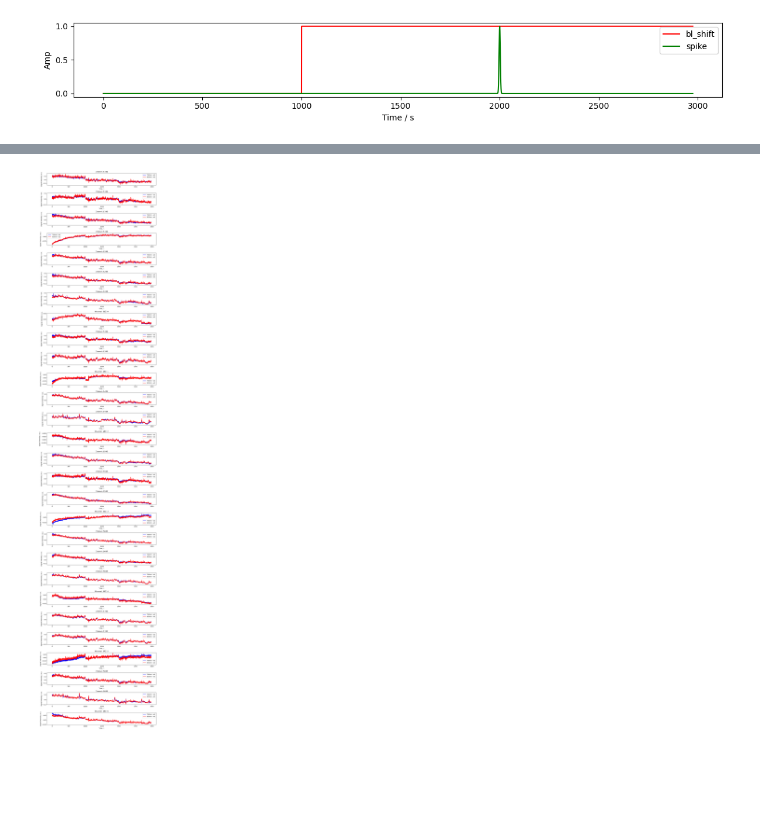
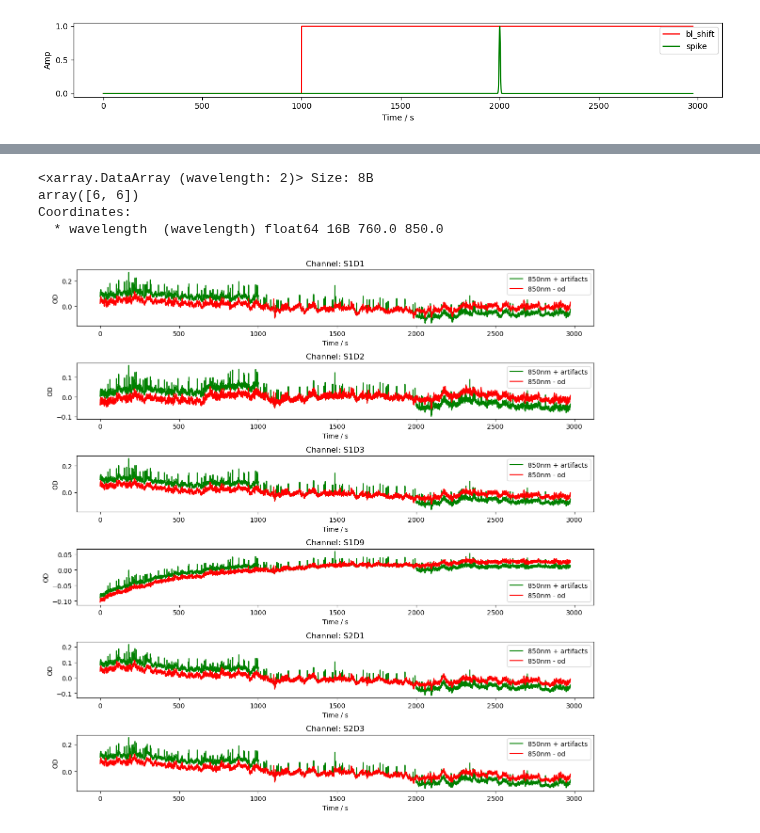
Before and after one commit to ibs-lab/cedalion, a Jupyter notebook: examples/synthetic_artifacts_example.ipynb, the cells around one changed output, grey strips where cells are left out. Saved outputs shown, nothing was run; the diff lists cells and outputs as text; code cells hidden in the pictures; blank space fills up the shorter version.

Commit message:
Synthetic artifact improvements and TDDR
Improved scaling options for synthetic artifacts, among other fixes.

Added TDDR motion correction algorithm.

```diff
--- a/examples/synthetic_artifacts_example.ipynb
+++ b/examples/synthetic_artifacts_example.ipynb
@@ -100,7 +102,7 @@ events = [(1000, 1), (2000, 1)]
 timing_amp = sa.add_event_timing(events, 'bl_shift', None)
 
 # Add random events to the timing dataframe
-timing_od = sa.random_events_perc(time, 0.001, ["spike"])
+timing_od = sa.random_events_perc(time, 0.01, ["spike"])
 
 display(timing_amp)
 display(timing_od)
@@ -133,29 +145,39 @@ The artifact functions (see above) are passed as a dictionary. Keys correspond t
 # %%
 artifacts = {"spike": sa.gen_spike, "bl_shift": sa.gen_bl_shift}
 
 # Add baseline shifts to the amp data
-rec["amp"] = sa.add_artifacts(rec["amp"], timing_amp, artifacts)
+rec["amp2"] = sa.add_artifacts(rec["amp"], timing_amp, artifacts)
 
 # Convert the amp data to optical density
-rec["od"] = cedalion.nirs.int2od(rec["amp"])
+rec["od2"] = cedalion.nirs.int2od(rec["amp2"])
 
-# Add the spikes to OD
-rec["od"] = sa.add_artifacts(rec["od"], timing_od, artifacts)
+dpf = xr.DataArray(
+    [6, 6],
+    dims="wavelength",
+    coords={"wavelength": rec["amp"].wavelength},
+)
 
-# Plot the data
-channels = rec["od"].channel.values
+# add spikes to od based on conc amplitudes
+rec["od2"] = sa.add_chromo_artifacts_2_od(rec["od2"], timing_od, artifacts, rec.geo3d, dpf)
+
+# Plot the OD data
+channels = rec["od"].channel.values[0:6]
 fig, axes = p.subplots(len(channels), 1, figsize=(12, len(channels)*2))
 if len(channels) == 1:
     axes = [axes]
 for i, channel in enumerate(channels):
     ax = axes[i]
-    ax.plot(rec["od"].time, rec["od"].sel(channel=channel, wavelength="760"), 'b-', label='760nm - od')
+    ax.plot(rec["od2"].time, rec["od2"].sel(channel=channel, wavelength="850"), 'g-', label='850nm + artifacts')
     ax.plot(rec["od"].time, rec["od"].sel(channel=channel, wavelength="850"), 'r-', label='850nm - od')
     ax.set_title(f'Channel: {channel}')
     ax.set_xlabel('Time / s')
-    ax.set_ylabel('Signal intensity / a.u.')
+    ax.set_ylabel('OD')
     ax.legend()
 p.tight_layout()
 p.show()
 # %% [output]
+<xarray.DataArray (wavelength: 2)> Size: 8B
+array([6, 6])
+Coordinates:
+  * wavelength  (wavelength) float64 16B 760.0 850.0
-[figure, old version]
+[figure, new version]
```
Also changed, not shown: parts of 7 cells of this notebook, 6 other files.
